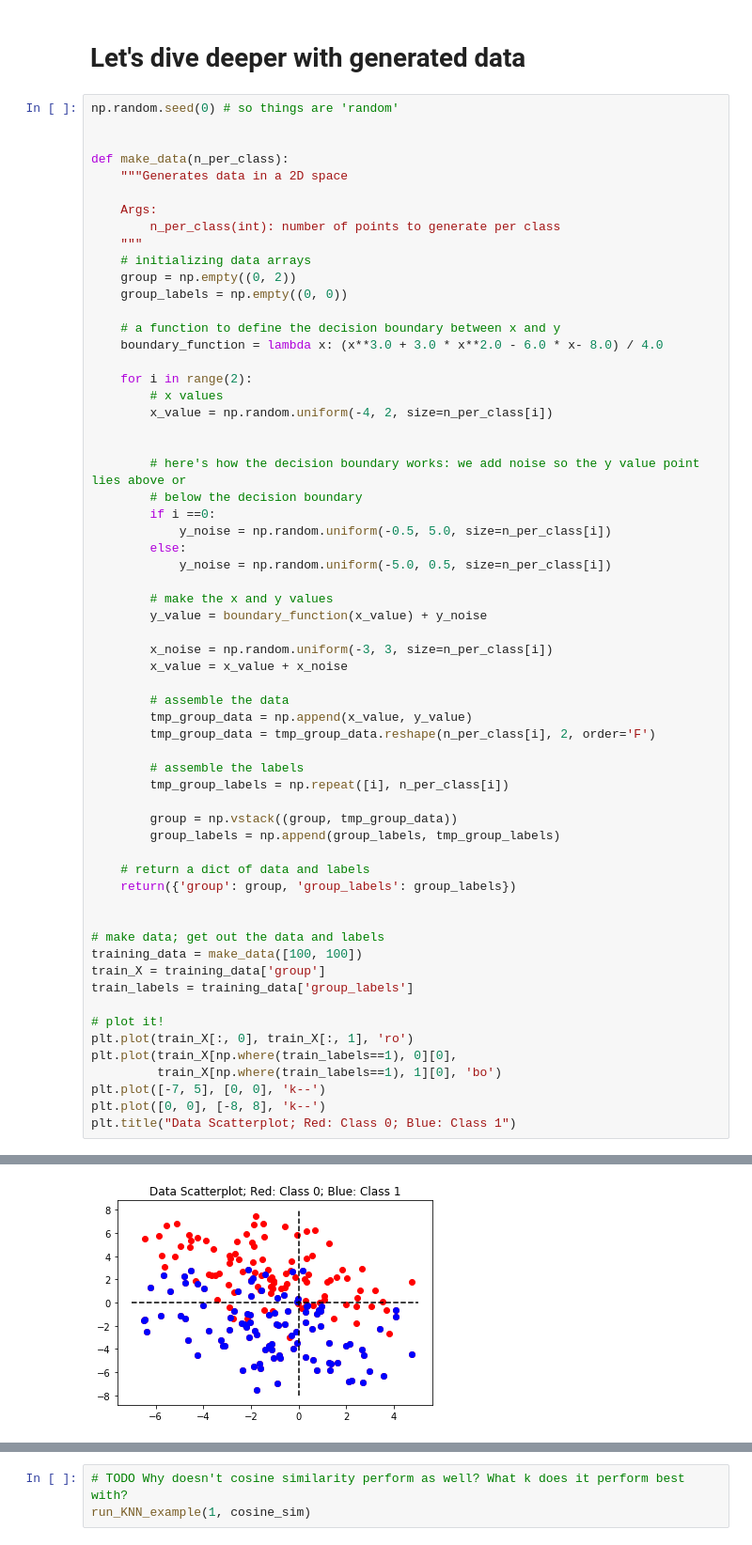
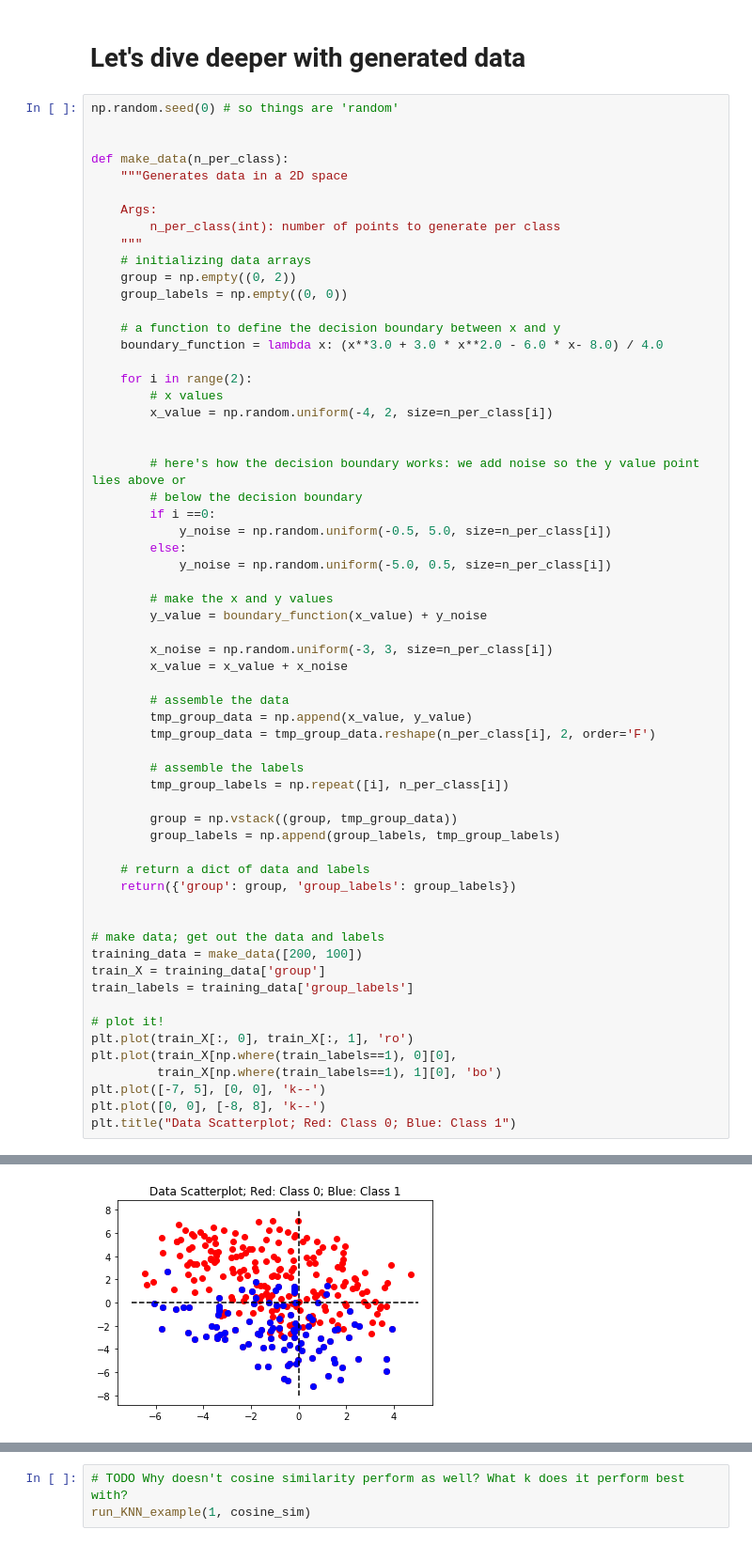
Before and after one commit to redheadjune/207_Applied_ML, a Jupyter notebook: 2b_Iris Nearest Neighbors.ipynb, the cells around one changed output, grey strips where cells are left out. Shown at 94% size. Drawn from its saved outputs; the diff is of its cells as text.

```diff
--- a/Iris Nearest Neighbors.ipynb
+++ b/2b_Iris Nearest Neighbors.ipynb
@@ -171,35 +171,35 @@ def make_data(n_per_class):
         x_noise = np.random.uniform(-3, 3, size=n_per_class[i])
         x_value = x_value + x_noise
 
         # assemble the data
         tmp_group_data = np.append(x_value, y_value)
         tmp_group_data = tmp_group_data.reshape(n_per_class[i], 2, order='F')
 
         # assemble the labels
         tmp_group_labels = np.repeat([i], n_per_class[i])
 
         group = np.vstack((group, tmp_group_data))
         group_labels = np.append(group_labels, tmp_group_labels)
 
     # return a dict of data and labels
     return({'group': group, 'group_labels': group_labels})
 
 
 # make data; get out the data and labels
-training_data = make_data([100, 100])
+training_data = make_data([200, 100])
 train_X = training_data['group']
 train_labels = training_data['group_labels']
 
 # plot it!
 plt.plot(train_X[:, 0], train_X[:, 1], 'ro')
 plt.plot(train_X[np.where(train_labels==1), 0][0],
          train_X[np.where(train_labels==1), 1][0], 'bo')
 plt.plot([-7, 5], [0, 0], 'k--')
 plt.plot([0, 0], [-8, 8], 'k--')
 plt.title("Data Scatterplot; Red: Class 0; Blue: Class 1")
 # %% [output]
 Text(0.5,1,'Data Scatterplot; Red: Class 0; Blue: Class 1')
-[figure, old version]
+[figure, new version]
 # %%
 # fit KNN to the data, see what it gets wrong?
 
```
Also changed, not shown: parts of 1 cell of this notebook, 1 other file.
